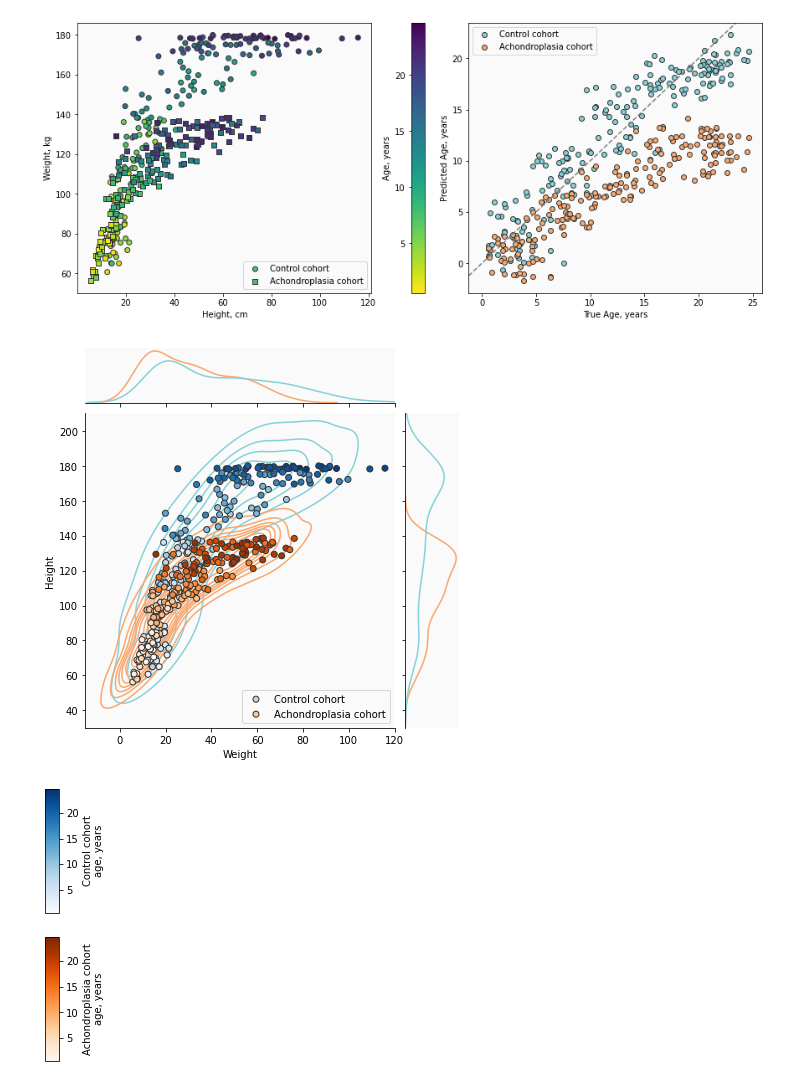
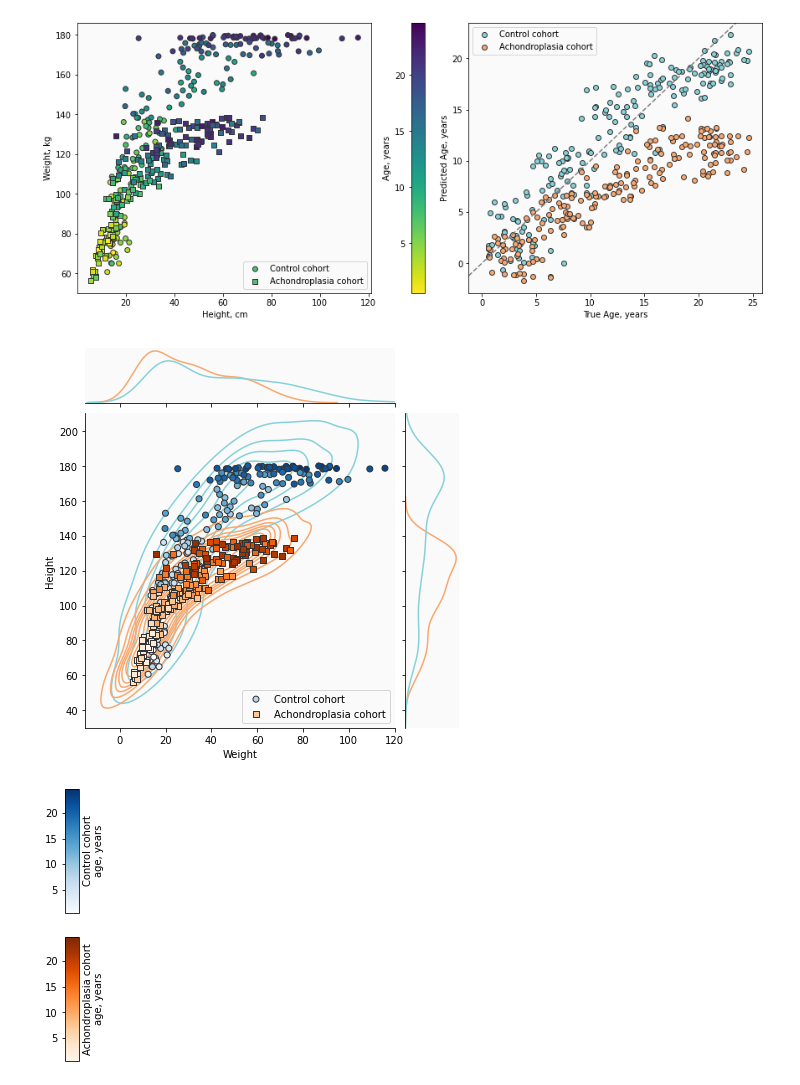
Before and after one commit to ComputationalAgingLab/reprogramming_ood, a Jupyter notebook: weight_height_analysis.ipynb, the cells around one changed output. Saved outputs shown, nothing was run; the diff lists cells and outputs as text; code cells hidden in the pictures.

```diff
--- a/weight_height_analysis.ipynb
+++ b/weight_height_analysis.ipynb
@@ -124,12 +121,16 @@ X = pd.concat([X_train, X_test]).reset_index()
 # %%
+X_train['condition'] = 'Control cohort'
+X_test['condition'] = 'Achondroplasia cohort'
+X = pd.concat([X_train, X_test]).reset_index()
+
 g = sns.jointplot(data=X, x='Weight', y='Height',
                   kind='kde',
                   hue='condition',
                   palette=['#86d2da', '#f9a86f']
                   )
-g.ax_joint.scatter(X_train['Weight'], X_train['Height'], c=y_train, zorder=4,
+g.ax_joint.scatter(X_train['Weight'], X_train['Height'], c=y_train, zorder=4, marker='o',
                    cmap='Blues', edgecolors= "#333333", label='Control cohort')
-g.ax_joint.scatter(X_test['Weight'], X_test['Height'], c=y_test, zorder=4,
+g.ax_joint.scatter(X_test['Weight'], X_test['Height'], c=y_test, zorder=4, marker='s',
                    cmap='Oranges', edgecolors= "#333333", label='Achondroplasia cohort')
 g.ax_joint.legend(loc='lower right')
 
@@ -139,21 +140,26 @@ g.ax_joint.set_ylim([30, 210])
 plt.savefig('figs/achondroplasia_example_A.pdf', dpi=300, )
 plt.show()
 # %% [output]
-[figure, old version]
+[figure, new version]
 # %%
 import matplotlib as mpl
 fig, ax = plt.subplots(2, 1, figsize=(0.25, 5))
 
 cb1 = mpl.colorbar.ColorbarBase(ax[0], cmap='Blues',
                                 norm=plt.Normalize(vmin=y_train.min(),
-                                                   vmax=y_train.max()))
+                                                   vmax=y_train.max()),
+                                orientation='vertical')
 cb1.set_label('Control cohort\nage, years')
+ax[0].yaxis.set_ticks_position('left')
 # Create a colorbar for the second cohort
 cb2 = mpl.colorbar.ColorbarBase(ax[1], cmap='Oranges',
                                 norm=plt.Normalize(vmin=y_test.min(),
-                                                   vmax=y_test.max()))
+                                                   vmax=y_test.max()),
+                                orientation='vertical')
 cb2.set_label('Achondroplasia cohort\nage, years')
+ax[1].yaxis.set_ticks_position('left')
+
 plt.savefig('figs/achondroplasia_example_A_cbar.pdf', dpi=300, )
 plt.show()
 # %% [output]
-[figure, old version]
+[figure, new version]
```
Also changed, not shown: parts of 5 cells of this notebook, 9 other files.
